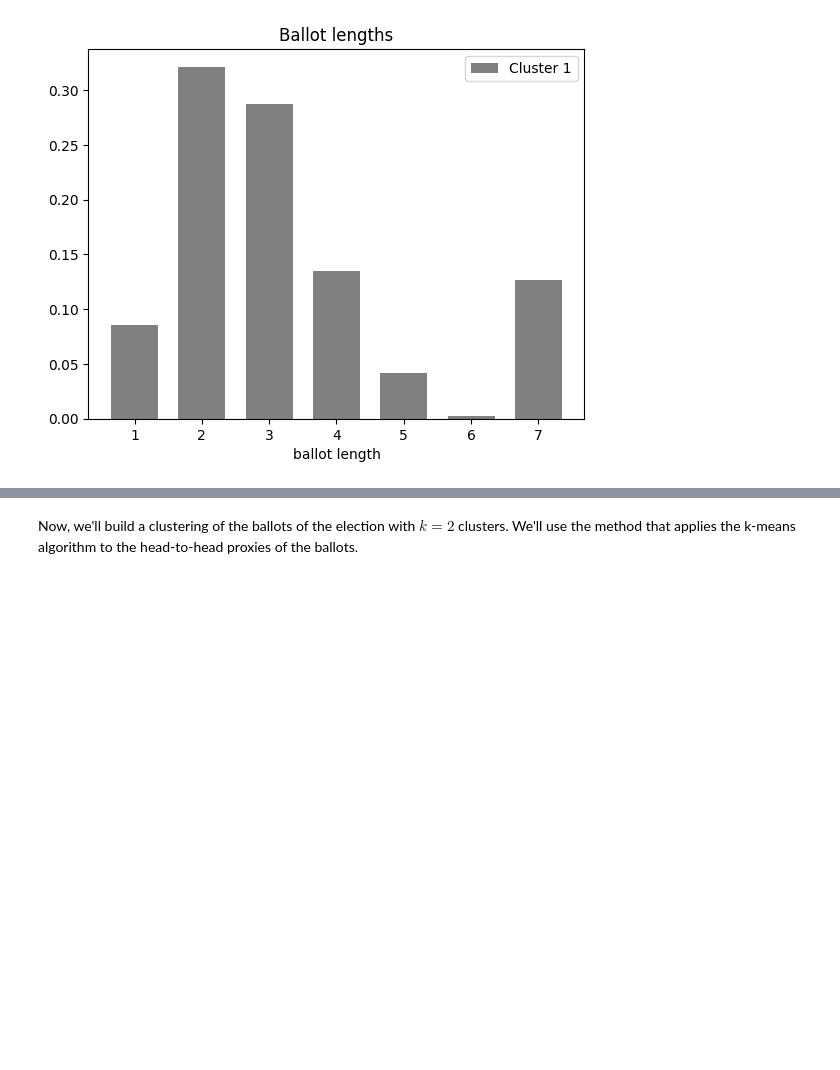
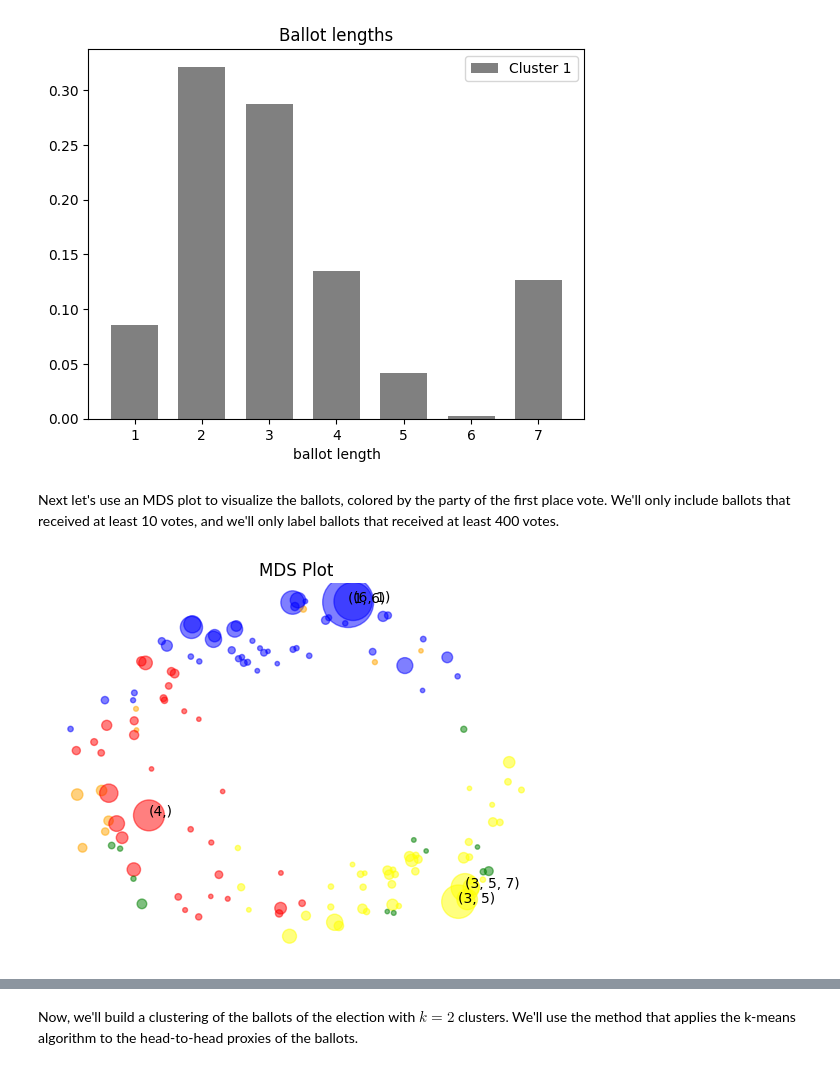
Before and after one commit to mggg/ballot-clustering, a Jupyter notebook: Tutorial.ipynb, the cells around one changed output, grey strips where cells are left out. Drawn from its saved outputs; the diff is of its cells as text; code cells hidden in the pictures; blank space fills up the shorter version.

```diff
--- a/Tutorial.ipynb
+++ b/Tutorial.ipynb
@@ -58,3 +65,9 @@ Next, let's plot a histogram of the ballot lengths in the election
 Plot_ballot_lengths(election)
 # %% [output]
 [figure]
+# %% [markdown]
+Next let's use an MDS plot to visualize the ballots, colored by the party of the first place vote.  We'll only include ballots that received at least 10 votes, and we'll only label ballots that received at least 400 votes.
+# %%
+Ballot_MDS_plot(election, party_names=parties, label_threshold=400)
+# %% [output]
+[figure, added]
```
Also changed, not shown: parts of 21 cells of this notebook, 36 other files.
